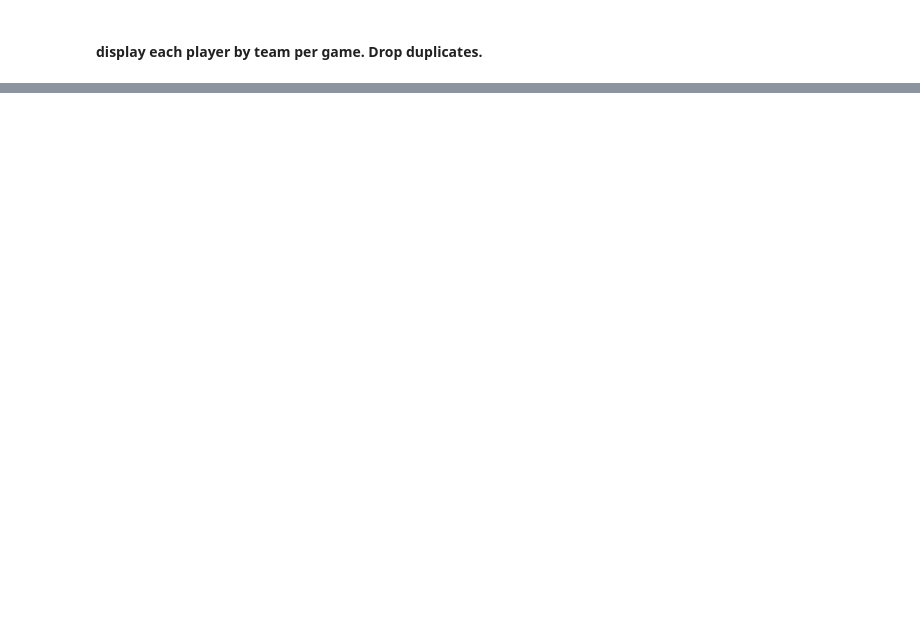
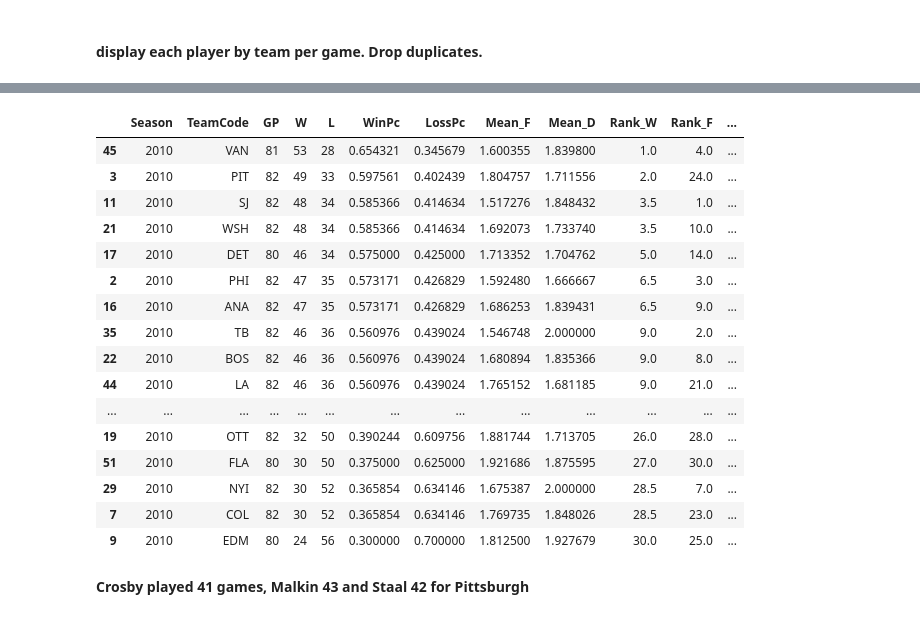
Before and after one commit to stephtselios/nhl_roster_design, a Jupyter notebook: data_teams_roster.ipynb, the cells around one changed output, grey strips where cells are left out. Drawn from its saved outputs; the diff is of its cells as text; code cells hidden in the pictures; blank space fills up the shorter version.

```diff
--- a/data_teams_roster.ipynb
+++ b/data_teams_roster.ipynb
@@ -262,0 +189,4 @@ dt.to_csv('data_season_teams_wins_roster.csv', index='False')
+# %%
+dq['Mean_F']= dq.groupby(['Season', 'TeamCode'])['Rank_F'].transform('mean')
+dq['Mean_D']= dq.groupby(['Season', 'TeamCode'])['Rank_D'].transform('mean')
+dq.head()
@@ -262,0 +200,4 @@ dt.to_csv('data_season_teams_wins_roster.csv', index='False')
+# %%
+dq['L'] = np.where(dq['TeamCode'] == dq['LossTeam'], dq['GL'], dq['GP'] - dq['GW'])
+dq['W'] = np.where(dq['TeamCode'] == dq['WinTeam'], dq['GW'], dq['GP'] - dq['GL'])
+dq.head()
@@ -262,0 +211,7 @@ dt.to_csv('data_season_teams_wins_roster.csv', index='False')
+# %%
+dx = dq[['Season', 'TeamCode', 'GP', 'L', 'W', 'Mean_F', 'Mean_D']]
+dx = dx.drop_duplicates(['Season', 'TeamCode'])
+dx['WinPc'] = dx['W']/ dx['GP']
+dx['LossPc'] = dx['L']/ dx['GP']
+dx = dx[['Season', 'TeamCode', 'GP','W', 'L', 'WinPc', 'LossPc', 'Mean_F', 'Mean_D']]
+dx.head()
@@ -262,0 +225,5 @@ dt.to_csv('data_season_teams_wins_roster.csv', index='False')
+# %%
+dx['WinPc'] = dx['W']/ dx['GP']
+dx['LossPc'] = dx['L']/ dx['GP']
+dx = dx[['Season', 'TeamCode', 'GP','W', 'L', 'WinPc', 'LossPc', 'Mean_F', 'Mean_D']]
+dx.head()
@@ -262,0 +237,26 @@ dt.to_csv('data_season_teams_wins_roster.csv', index='False')
+# %%
+dx['Rank_W'] = dx.groupby(['Season'])['WinPc'].rank(ascending=False)
+dx['Rank_F'] = dx.groupby(['Season'])['Mean_F'].rank(ascending=True)
+dx['Rank_D'] = dx.groupby(['Season'])['Mean_D'].rank(ascending=True)
+dx = dx.sort_values(['Season', 'Rank_W', 'Rank_F', 'Rank_D'], ascending=[True, True, True, True])
+dx.head(30)
+# %% [output]
+|  | Season | TeamCode | GP | W | L | WinPc | LossPc | Mean_F | Mean_D | Rank_W | Rank_F | ... |
+| 45 | 2010 | VAN | 81 | 53 | 28 | 0.654321 | 0.345679 | 1.600355 | 1.839800 | 1.0 | 4.0 | ... |
+| 3 | 2010 | PIT | 82 | 49 | 33 | 0.597561 | 0.402439 | 1.804757 | 1.711556 | 2.0 | 24.0 | ... |
+| 11 | 2010 | SJ | 82 | 48 | 34 | 0.585366 | 0.414634 | 1.517276 | 1.848432 | 3.5 | 1.0 | ... |
+| 21 | 2010 | WSH | 82 | 48 | 34 | 0.585366 | 0.414634 | 1.692073 | 1.733740 | 3.5 | 10.0 | ... |
+| 17 | 2010 | DET | 80 | 46 | 34 | 0.575000 | 0.425000 | 1.713352 | 1.704762 | 5.0 | 14.0 | ... |
+| 2 | 2010 | PHI | 82 | 47 | 35 | 0.573171 | 0.426829 | 1.592480 | 1.666667 | 6.5 | 3.0 | ... |
+| 16 | 2010 | ANA | 82 | 47 | 35 | 0.573171 | 0.426829 | 1.686253 | 1.839431 | 6.5 | 9.0 | ... |
+| 35 | 2010 | TB | 82 | 46 | 36 | 0.560976 | 0.439024 | 1.546748 | 2.000000 | 9.0 | 2.0 | ... |
+| 22 | 2010 | BOS | 82 | 46 | 36 | 0.560976 | 0.439024 | 1.680894 | 1.835366 | 9.0 | 8.0 | ... |
+| 44 | 2010 | LA | 82 | 46 | 36 | 0.560976 | 0.439024 | 1.765152 | 1.681185 | 9.0 | 21.0 | ... |
+| ... | ... | ... | ... | ... | ... | ... | ... | ... | ... | ... | ... | ... |
+| 19 | 2010 | OTT | 82 | 32 | 50 | 0.390244 | 0.609756 | 1.881744 | 1.713705 | 26.0 | 28.0 | ... |
+| 51 | 2010 | FLA | 80 | 30 | 50 | 0.375000 | 0.625000 | 1.921686 | 1.875595 | 27.0 | 30.0 | ... |
+| 29 | 2010 | NYI | 82 | 30 | 52 | 0.365854 | 0.634146 | 1.675387 | 2.000000 | 28.5 | 7.0 | ... |
+| 7 | 2010 | COL | 82 | 30 | 52 | 0.365854 | 0.634146 | 1.769735 | 1.848026 | 28.5 | 23.0 | ... |
+| 9 | 2010 | EDM | 80 | 24 | 56 | 0.300000 | 0.700000 | 1.812500 | 1.927679 | 30.0 | 25.0 | ... |
+# %% [markdown]
+**Crosby played 41 games, Malkin 43 and Staal 42 for Pittsburgh**
```
Also changed, not shown: parts of 55 cells of this notebook, 1 other file.
